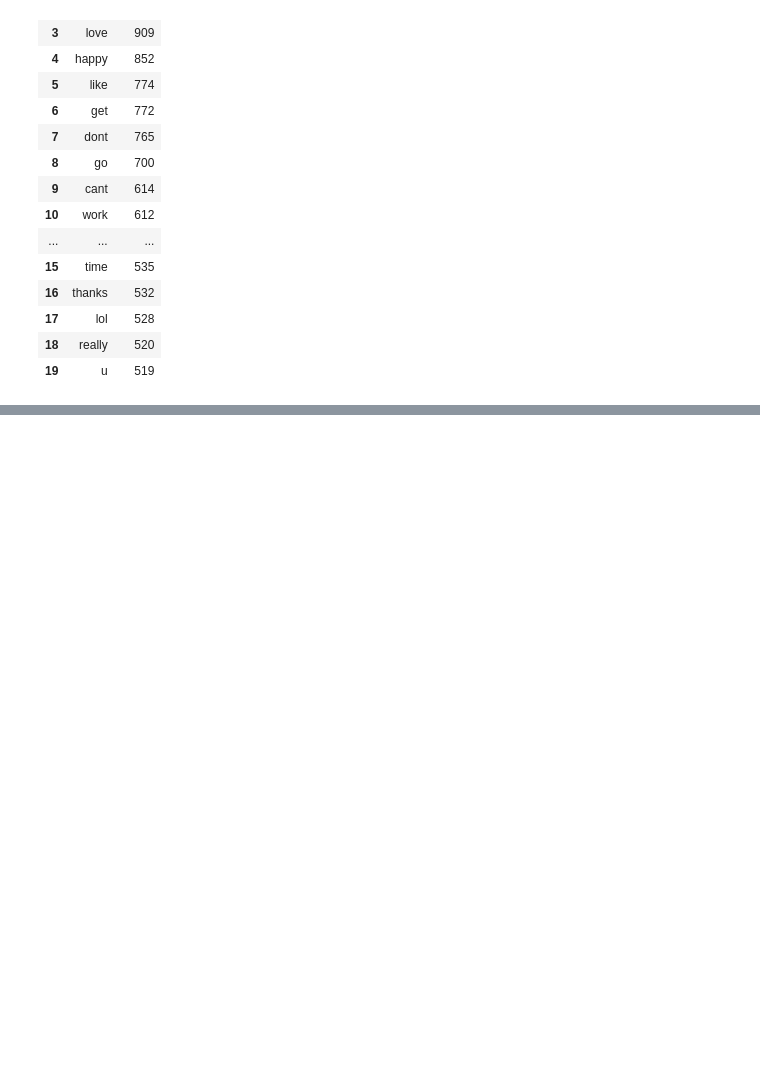
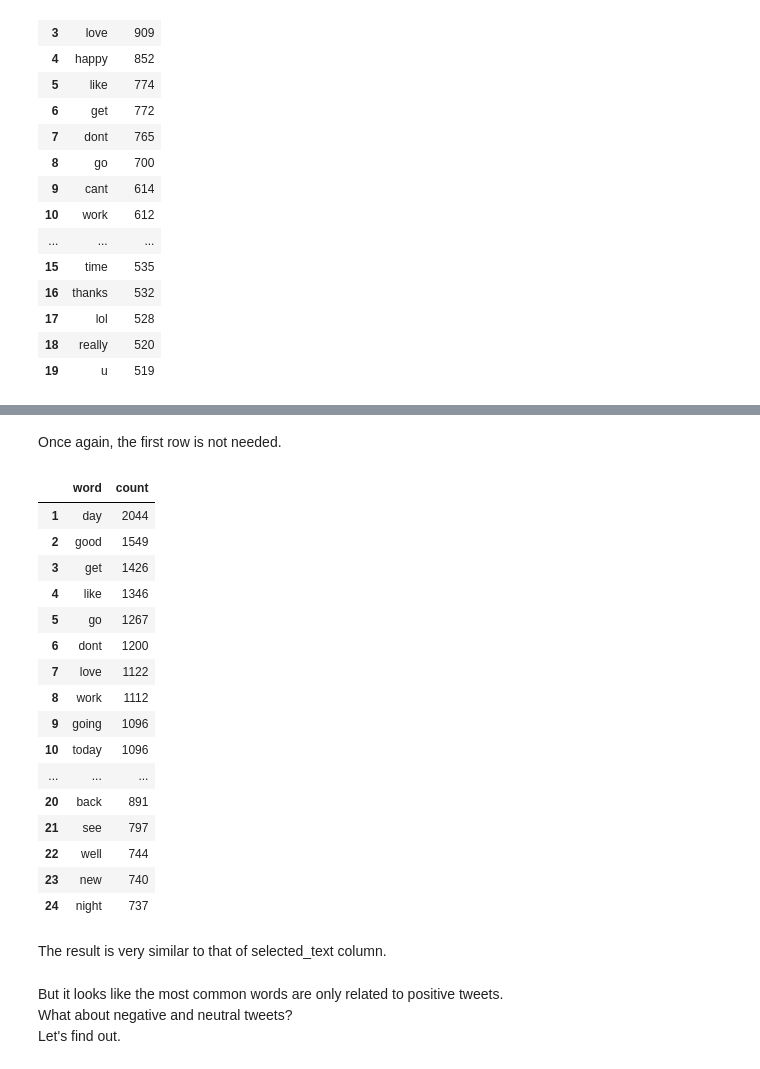
Before and after one commit to NanoPyro/prec_class, a Jupyter notebook: Midterm_Project.ipynb, the cells around one changed output, grey strips where cells are left out. Drawn from its saved outputs; the diff is of its cells as text; code cells hidden in the pictures; blank space fills up the shorter version.

```diff
--- a/Midterm_Project.ipynb
+++ b/Midterm_Project.ipynb
@@ -385,0 +413,30 @@ fig.show()
+# %% [markdown]
+Once again, the first row is not needed.
+# %%
+common2 = common2.iloc[1:, :]
+common2.columns = ['word', 'count']
+common2.style.background_gradient(cmap='Reds')
+# %% [output]
+|  | word | count |
+| 1 | day | 2044 |
+| 2 | good | 1549 |
+| 3 | get | 1426 |
+| 4 | like | 1346 |
+| 5 | go | 1267 |
+| 6 | dont | 1200 |
+| 7 | love | 1122 |
+| 8 | work | 1112 |
+| 9 | going | 1096 |
+| 10 | today | 1096 |
+| ... | ... | ... |
+| 20 | back | 891 |
+| 21 | see | 797 |
+| 22 | well | 744 |
+| 23 | new | 740 |
+| 24 | night | 737 |
+# %% [markdown]
+The result is very similar to that of selected_text column.
+# %% [markdown]
+But it looks like the most common words are only related to positive tweets.
+What about negative and neutral tweets?
+Let's find out.
```
Also changed, not shown: parts of 23 cells of this notebook.
